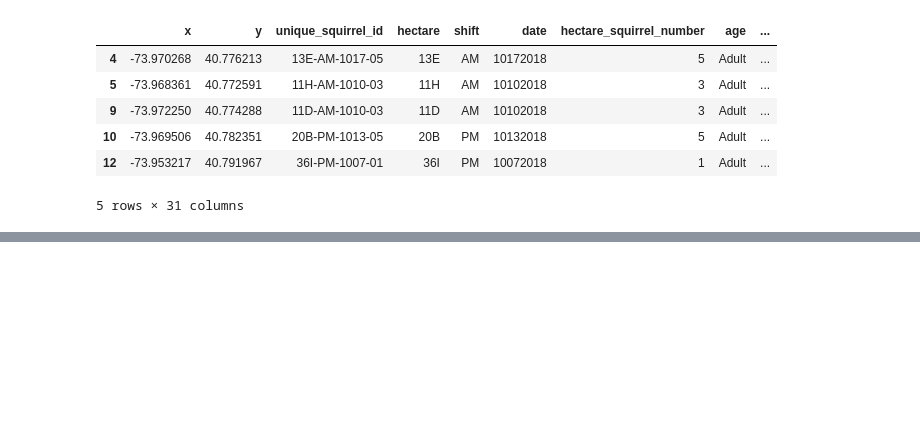
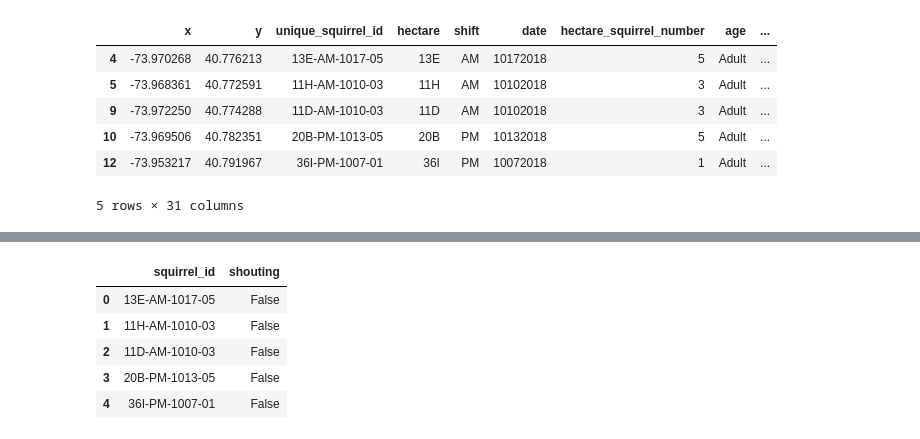
Before and after one commit to alyssahondrade/we-the-new-york-city-squirrels, a Jupyter notebook: squirrel_cleaning.ipynb, the cells around one changed output, grey strips where cells are left out. Cells and saved outputs as stored; diff of their text form; code cells hidden in the pictures; blank space fills up the shorter version.

```diff
--- a/squirrel_cleaning.ipynb
+++ b/squirrel_cleaning.ipynb
@@ -657,0 +671,11 @@ shouting_cols = shouting_df.columns[1:]
+# %%
+# Drop the shouting_cols
+shouting_df = shouting_df.drop(columns=shouting_cols)
+shouting_df.head()
+# %% [output]
+|  | squirrel_id | shouting |
+| 0 | 13E-AM-1017-05 | False |
+| 1 | 11H-AM-1010-03 | False |
+| 2 | 11D-AM-1010-03 | False |
+| 3 | 20B-PM-1013-05 | False |
+| 4 | 36I-PM-1007-01 | False |
```
Also changed, not shown: parts of 13 cells of this notebook.
